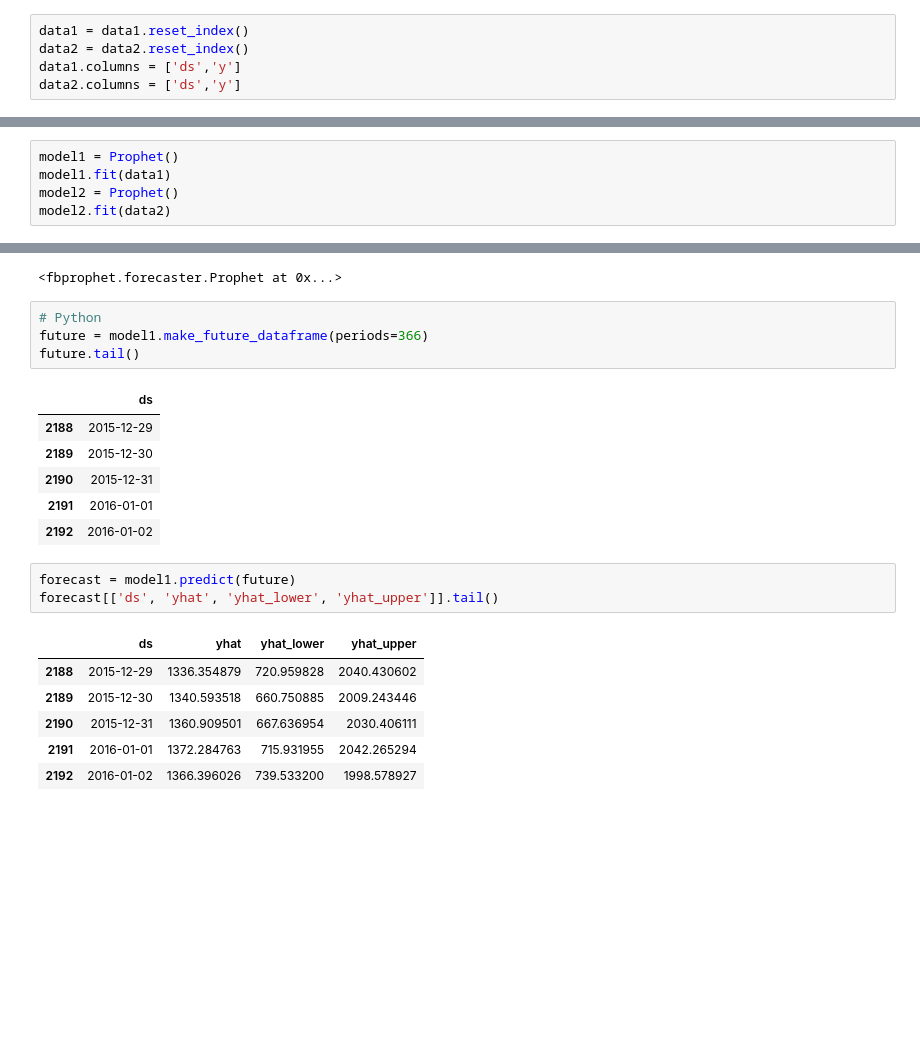
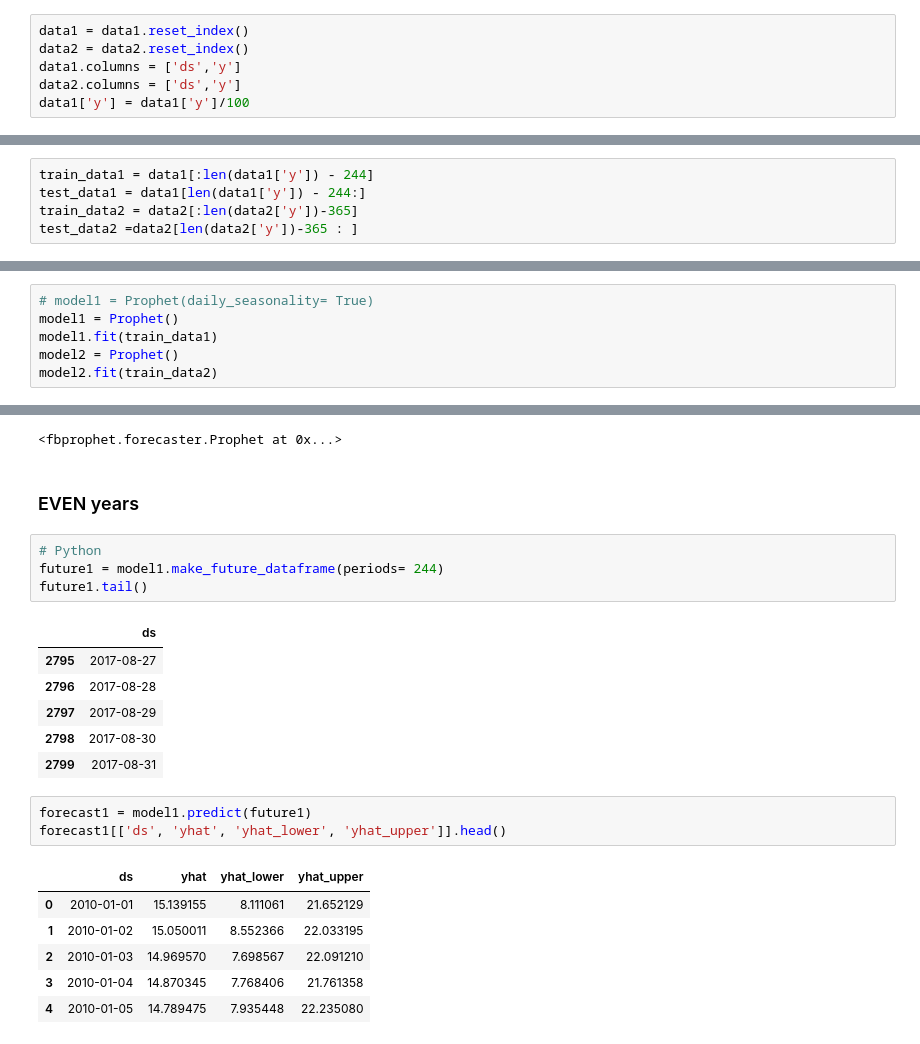
Before and after one commit to siramk/DS250_PROJECT_VEGETABLE_PRICE_ANALYSIS, a Jupyter notebook: prophet_main.ipynb, the cells around one changed output, grey strips where cells are left out. Drawn from its saved outputs; the diff is of its cells as text; blank space fills up the shorter version.

```diff
--- a/prophet_main.ipynb
+++ b/prophet_main.ipynb
@@ -47,6 +49,7 @@ data1 = data1.reset_index()
 data2 = data2.reset_index()
 data1.columns = ['ds','y']
 data2.columns = ['ds','y']
+data1['y'] = data1['y']/100
 # %%
 data1.head()
 # %% [output]
@@ -78,33 +87,41 @@ plt.show()
+# %%
+train_data1 = data1[:len(data1['y']) - 244]
+test_data1 = data1[len(data1['y']) - 244:]
+train_data2 = data2[:len(data2['y'])-365]
+test_data2 =data2[len(data2['y'])-365 : ]
 # %%
 temp_data1 = data1.set_index('ds')
 temp_data2 = data2.set_index('ds')
 # %%
+# model1 = Prophet(daily_seasonality= True)
 model1 = Prophet()
-model1.fit(data1)
+model1.fit(train_data1)
 model2 = Prophet()
-model2.fit(data2)
+model2.fit(train_data2)
 # %% [output]
 INFO:fbprophet:Disabling daily seasonality. Run prophet with daily_seasonality=True to override this.
 INFO:fbprophet:Disabling daily seasonality. Run prophet with daily_seasonality=True to override this.
 <fbprophet.forecaster.Prophet at 0x...>
+# %% [markdown]
+### EVEN years
 # %%
 # Python
-future = model1.make_future_dataframe(periods=366)
-future.tail()
+future1 = model1.make_future_dataframe(periods= 244)
+future1.tail()
 # %% [output]
 |  | ds |
-| 2188 | 2015-12-29 |
-| 2189 | 2015-12-30 |
-| 2190 | 2015-12-31 |
-| 2191 | 2016-01-01 |
-| 2192 | 2016-01-02 |
+| 2795 | 2017-08-27 |
+| 2796 | 2017-08-28 |
+| 2797 | 2017-08-29 |
+| 2798 | 2017-08-30 |
+| 2799 | 2017-08-31 |
 # %%
-forecast = model1.predict(future)
-forecast[['ds', 'yhat', 'yhat_lower', 'yhat_upper']].tail()
+forecast1 = model1.predict(future1)
+forecast1[['ds', 'yhat', 'yhat_lower', 'yhat_upper']].head()
 # %% [output]
 |  | ds | yhat | yhat_lower | yhat_upper |
-| 2188 | 2015-12-29 | 1336.354879 | 720.959828 | 2040.430602 |
-| 2189 | 2015-12-30 | 1340.593518 | 660.750885 | 2009.243446 |
-| 2190 | 2015-12-31 | 1360.909501 | 667.636954 | 2030.406111 |
-| 2191 | 2016-01-01 | 1372.284763 | 715.931955 | 2042.265294 |
-| 2192 | 2016-01-02 | 1366.396026 | 739.533200 | 1998.578927 |
+| 0 | 2010-01-01 | 15.139155 | 8.111061 | 21.652129 |
+| 1 | 2010-01-02 | 15.050011 | 8.552366 | 22.033195 |
+| 2 | 2010-01-03 | 14.969570 | 7.698567 | 22.091210 |
+| 3 | 2010-01-04 | 14.870345 | 7.768406 | 21.761358 |
+| 4 | 2010-01-05 | 14.789475 | 7.935448 | 22.235080 |
```
Also changed, not shown: parts of 46 cells of this notebook, 1 other file.
